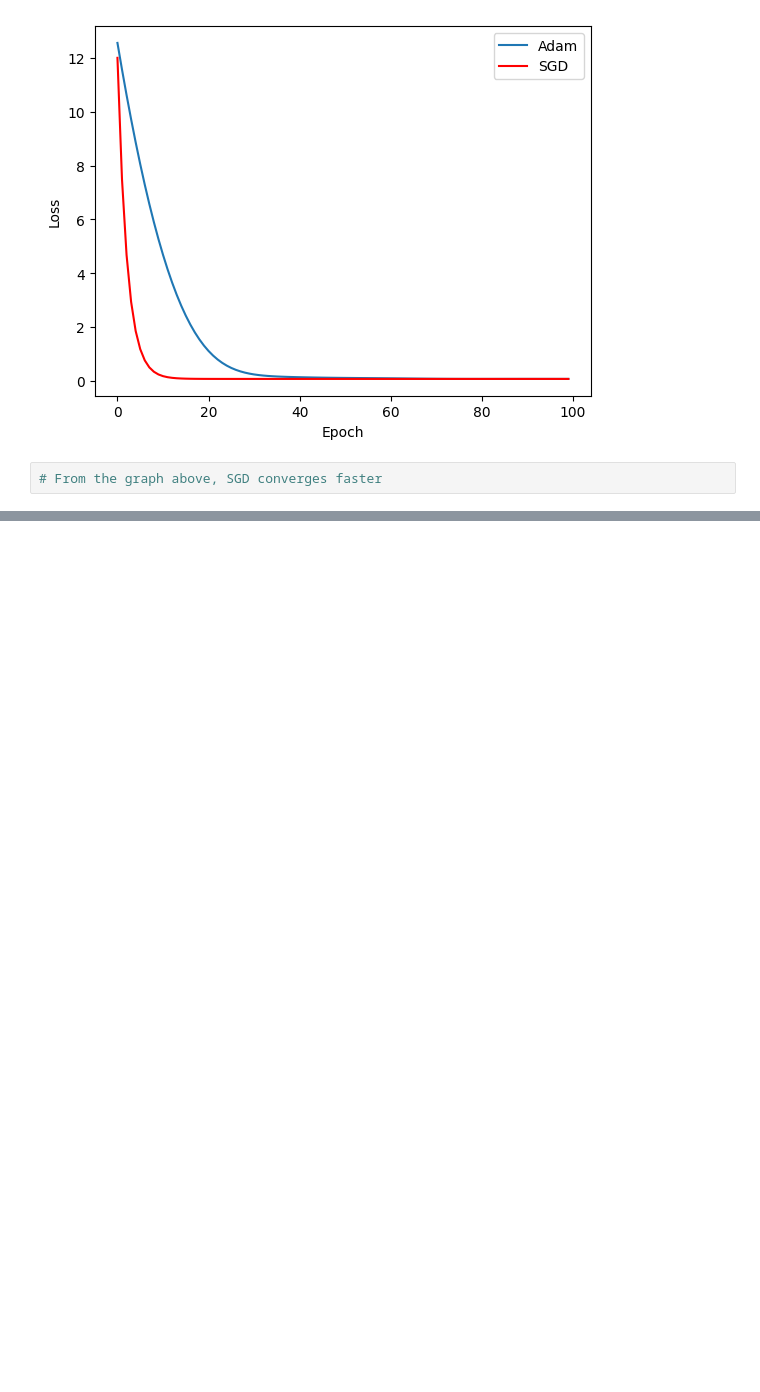
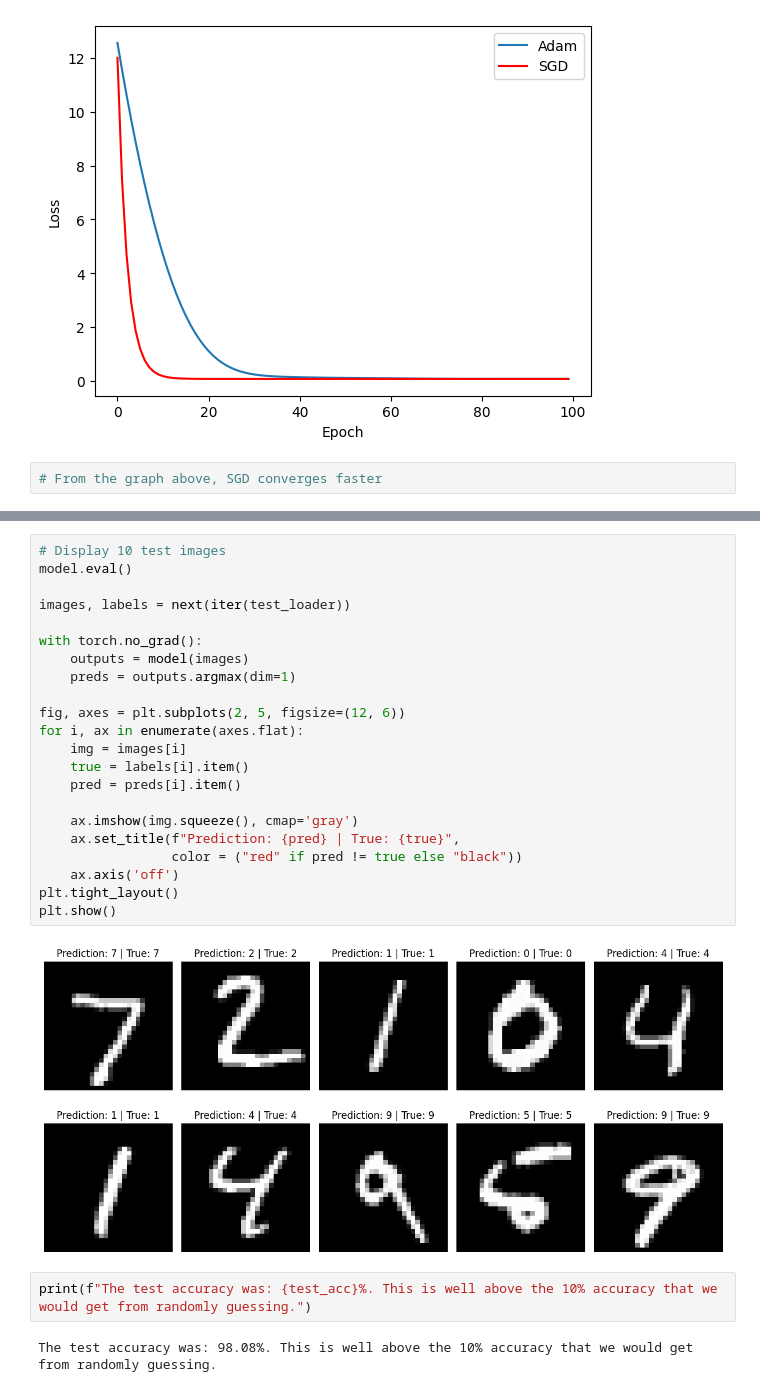
Before and after one commit to leoydl29/D200-PS1, a Jupyter notebook: solutions.ipynb, the cells around one changed output, grey strips where cells are left out. Drawn from its saved outputs; the diff is of its cells as text; blank space fills up the shorter version.

```diff
--- a/solutions.ipynb
+++ b/solutions.ipynb
@@ -261,0 +416,28 @@ plt.show()
+# %%
+# Display 10 test images
+model.eval()
+
+images, labels = next(iter(test_loader))
+
+with torch.no_grad():
+    outputs = model(images)
+    preds = outputs.argmax(dim=1)
+
+fig, axes = plt.subplots(2, 5, figsize=(12, 6))
+for i, ax in enumerate(axes.flat):
+    img = images[i]
+    true = labels[i].item()
+    pred = preds[i].item()
+
+    ax.imshow(img.squeeze(), cmap='gray')
+    ax.set_title(f"Prediction: {pred} | True: {true}",
+                 color = ("red" if pred != true else "black"))
+    ax.axis('off')
+plt.tight_layout()
+plt.show()
+# %% [output]
+[figure, added]
+# %%
+print(f"The test accuracy was: {test_acc}%. This is well above the 10% accuracy that we would get from randomly guessing.")
+# %% [output]
+The test accuracy was: 98.08%. This is well above the 10% accuracy that we would get from randomly guessing.
```
Also changed, not shown: parts of 9 cells of this notebook, 11 other files.
